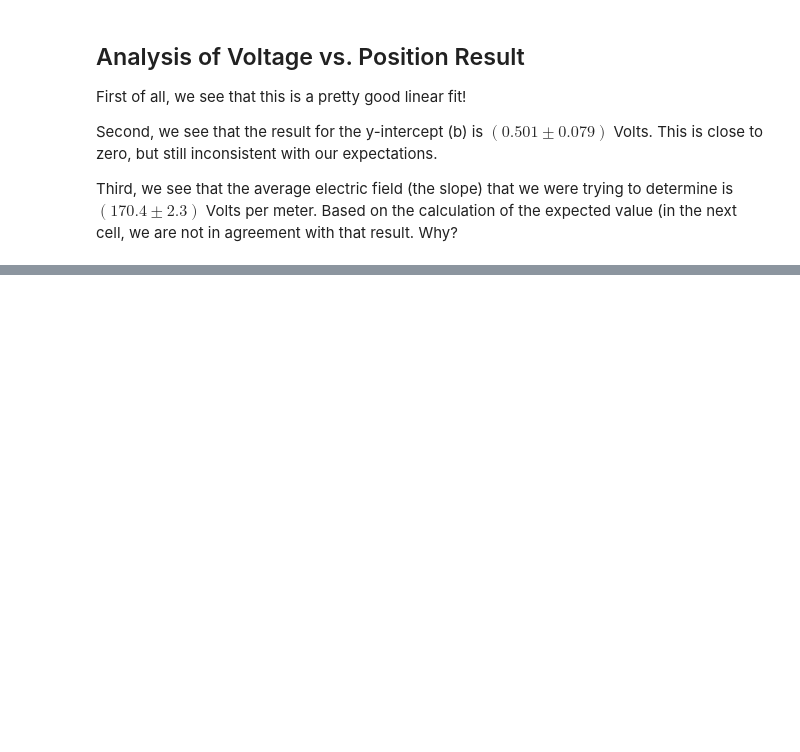
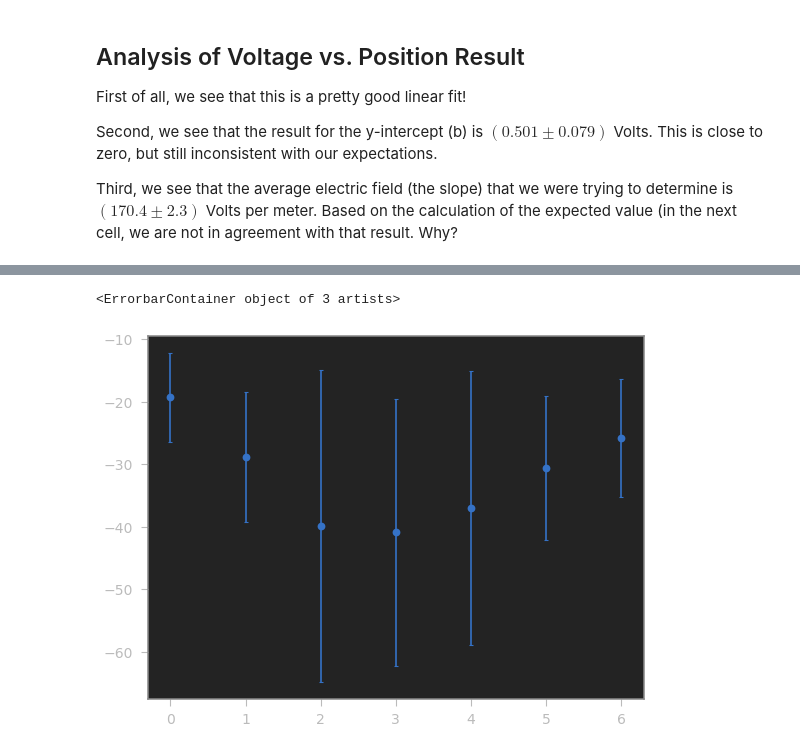
Before and after one commit to brash99/Phys202L, a Jupyter notebook: JupyterNotebooks/Field_Mapping_Analysis.ipynb, the cells around one changed output, grey strips where cells are left out. Cells and saved outputs as stored; diff of their text form; code cells hidden in the pictures; blank space fills up the shorter version.

```diff
--- a/JupyterNotebooks/Field_Mapping_Analysis.ipynb
+++ b/JupyterNotebooks/Field_Mapping_Analysis.ipynb
@@ -297,0 +169,4 @@ print (Impulse,dImpulse)
+# %%
+# Read in 2V data from csv file
+
+df_2V = pd.read_csv("FieldMapping_Part2_2V.csv");
@@ -297,0 +194,24 @@ print (Impulse,dImpulse)
+# %%
+# Calculate the absolute positions of Q1 and Q2
+
+X1_pixels = 530.04
+dX1_pixels = 5.0
+Y1_pixels = 302.07
+dY1_pixels = 5.0
+
+X2_pixels = 284.03
+dX2_pixels = 5.0
+Y2_pixels = 305.96
+dY2_pixels = 5.0
+
+X1 = X1_pixels*lcal
+dX1 = X1*(dX1_pixels/X1_pixels + dlcal/lcal)
+Y1 = Y1_pixels*lcal
+dY1 = Y1*(dY1_pixels/Y1_pixels + dlcal/lcal)
+
+X2 = X2_pixels*lcal
+dX2 = X2*(dX2_pixels/X2_pixels + dlcal/lcal)
+Y2 = Y2_pixels*lcal
+dY2 = Y2*(dY2_pixels/Y2_pixels + dlcal/lcal)
+
+print (X1,dX1,Y1,dY1,X2,dX2,Y2,dY2)
@@ -297,0 +220,13 @@ print (Impulse,dImpulse)
+# %%
+# Calculate r1 and r2, and errors
+
+df_2V['r1'] = np.sqrt((df_2V['X_m']-X1)**2 + (df_2V['Y_m']-Y1)**2)
+df_2V['r2'] = np.sqrt((df_2V['X_m']-X2)**2 + (df_2V['Y_m']-Y2)**2)
+
+df_2V['dr1'] = 1/df_2V['r1']*(np.abs((df_2V['X_m']-X1))*(dX1+df_2V['dX_m']) + (np.abs(df_2V['Y_m']-Y1))*(dY1+df_2V['dY_m']))
+df_2V['dr2'] = 1/df_2V['r2']*(np.abs((df_2V['X_m']-X2))*(dX1+df_2V['dX_m']) + (np.abs(df_2V['Y_m']-Y2))*(dY2+df_2V['dY_m']))
+
+df_2V['ID'] = 1.0/df_2V['r1']-1.0/df_2V['r2']
+df_2V['dID'] = 1/df_2V['r1']**2*df_2V['dr1'] + 1/df_2V['r2']**2*df_2V['dr2']
+
+df_2V
@@ -297,0 +242,7 @@ print (Impulse,dImpulse)
+# %%
+# Plot the inverse difference, 1/r1-1/r2, for all data points that we have
+plt.figure(figsize=(8, 6), dpi=80)
+plt.errorbar(df_2V.index, df_2V['ID'], xerr=0, yerr=df_2V['dID'], fmt='o', capsize=2, capthick=1)
+# %% [output]
+<ErrorbarContainer object of 3 artists>
+[figure, added]
```
Also changed, not shown: parts of 14 cells of this notebook, 1 other file.
